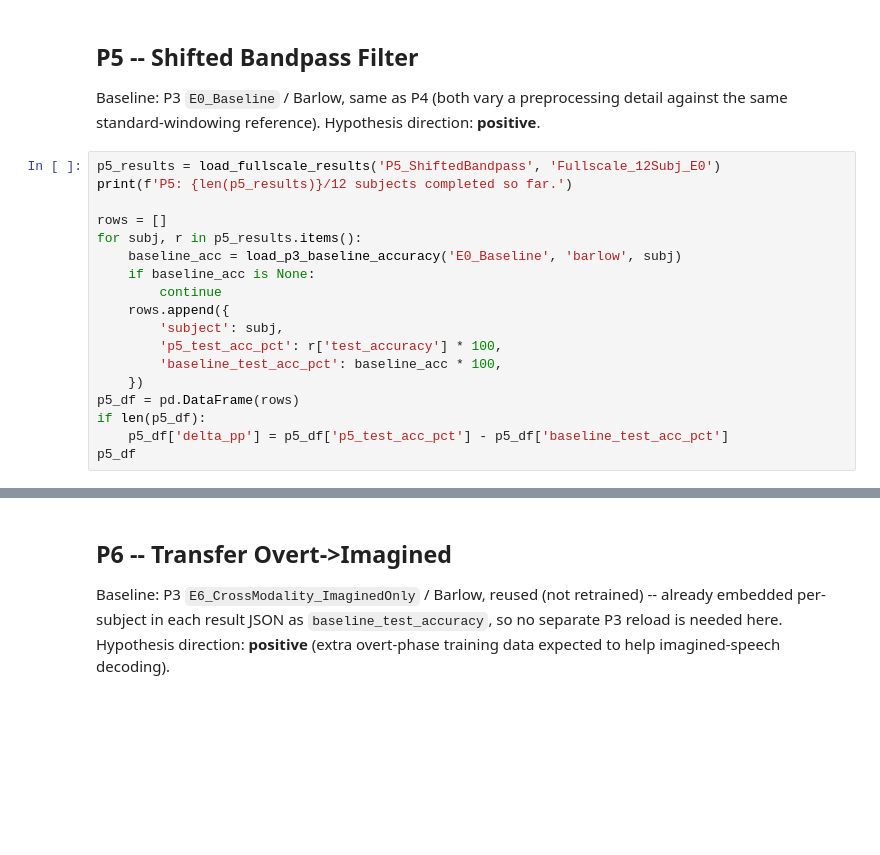
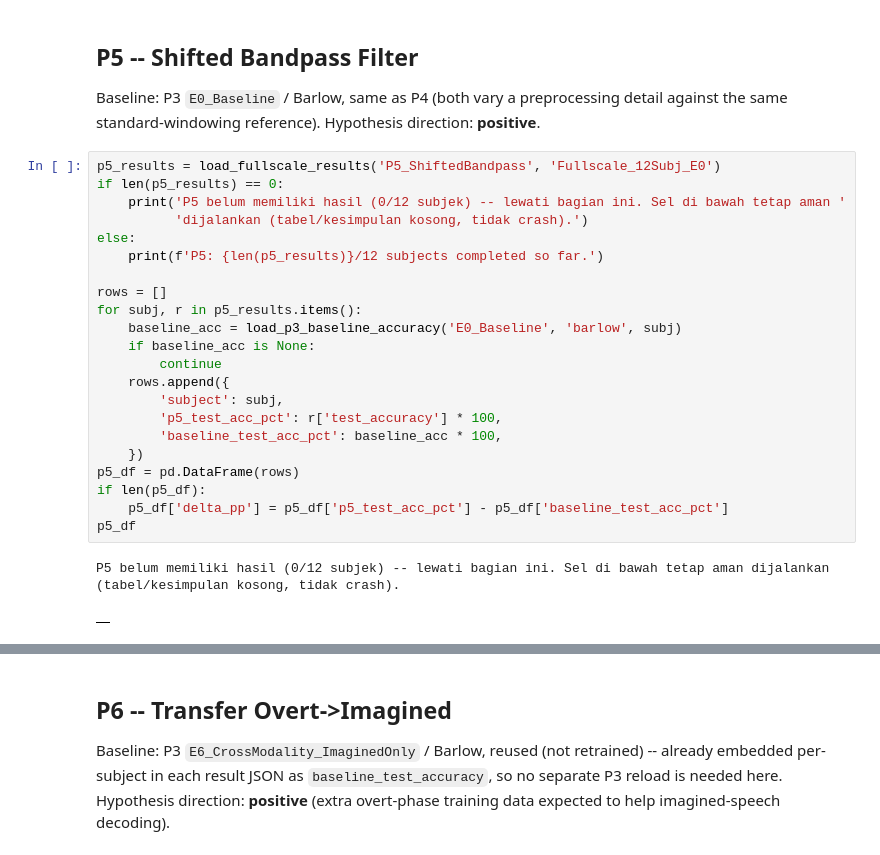
Before and after one commit to rynandasonduty/bci-neurandiar, a Jupyter notebook: notebooks/P4_P7_Analysis.ipynb, the cells around one changed output, grey strips where cells are left out. Saved outputs shown, nothing was run; the diff lists cells and outputs as text; blank space fills up the shorter version.

```diff
--- a/notebooks/P4_P7_Analysis.ipynb
+++ b/notebooks/P4_P7_Analysis.ipynb
@@ -140,22 +156,29 @@ else:
 Baseline: P3 `E0_Baseline` / Barlow, same as P4 (both vary a preprocessing detail against the same standard-windowing reference). Hypothesis direction: **positive**.
 # %%
 p5_results = load_fullscale_results('P5_ShiftedBandpass', 'Fullscale_12Subj_E0')
-print(f'P5: {len(p5_results)}/12 subjects completed so far.')
+if len(p5_results) == 0:
+    print('P5 belum memiliki hasil (0/12 subjek) -- lewati bagian ini. Sel di bawah tetap aman '
+          'dijalankan (tabel/kesimpulan kosong, tidak crash).')
+else:
+    print(f'P5: {len(p5_results)}/12 subjects completed so far.')
 
 rows = []
 for subj, r in p5_results.items():
     baseline_acc = load_p3_baseline_accuracy('E0_Baseline', 'barlow', subj)
     if baseline_acc is None:
         continue
     rows.append({
         'subject': subj,
         'p5_test_acc_pct': r['test_accuracy'] * 100,
         'baseline_test_acc_pct': baseline_acc * 100,
     })
 p5_df = pd.DataFrame(rows)
 if len(p5_df):
     p5_df['delta_pp'] = p5_df['p5_test_acc_pct'] - p5_df['baseline_test_acc_pct']
 p5_df
+# %% [output]
+P5 belum memiliki hasil (0/12 subjek) -- lewati bagian ini. Sel di bawah tetap aman dijalankan (tabel/kesimpulan kosong, tidak crash).
+|  |
 # %%
 if len(p5_df) >= MIN_PAIRS_FOR_WILCOXON:
     _, p5_pvalue = wilcoxon(p5_df['p5_test_acc_pct'], p5_df['baseline_test_acc_pct'])
```
Also changed, not shown: parts of 14 cells of this notebook, 6 other files.
